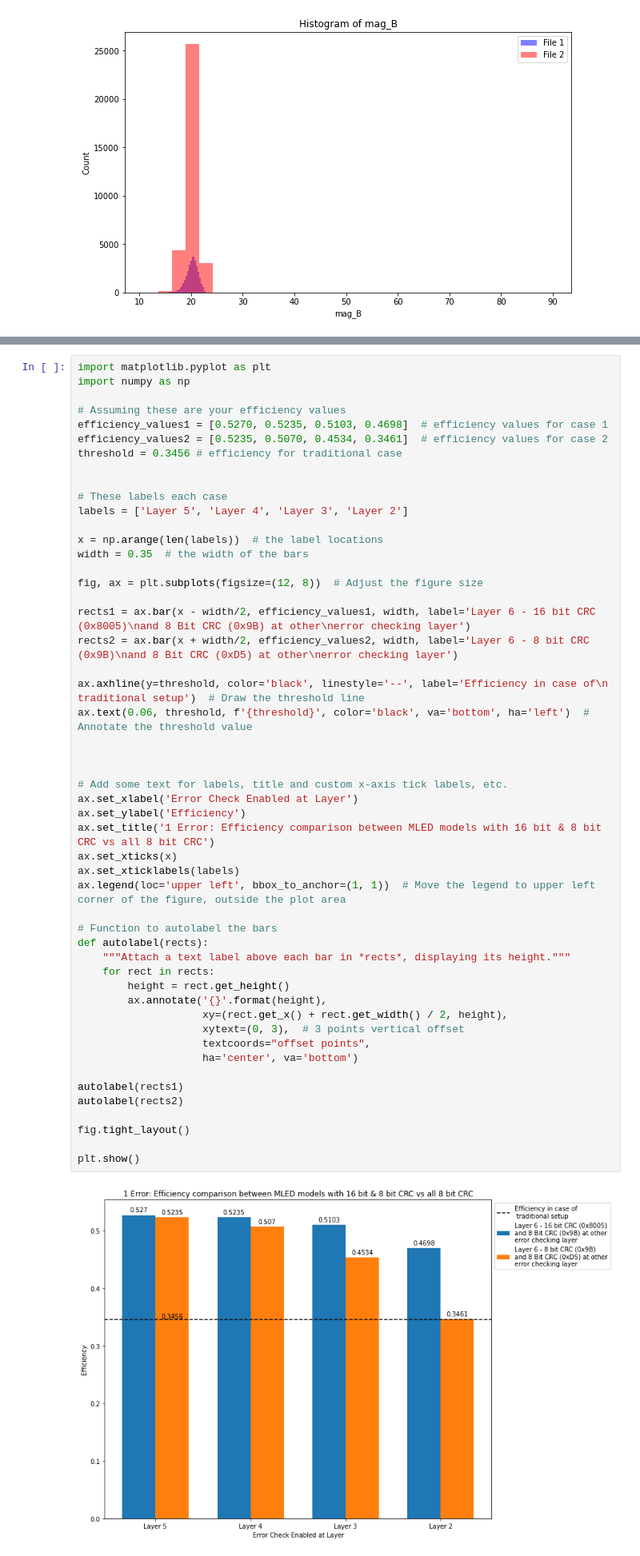
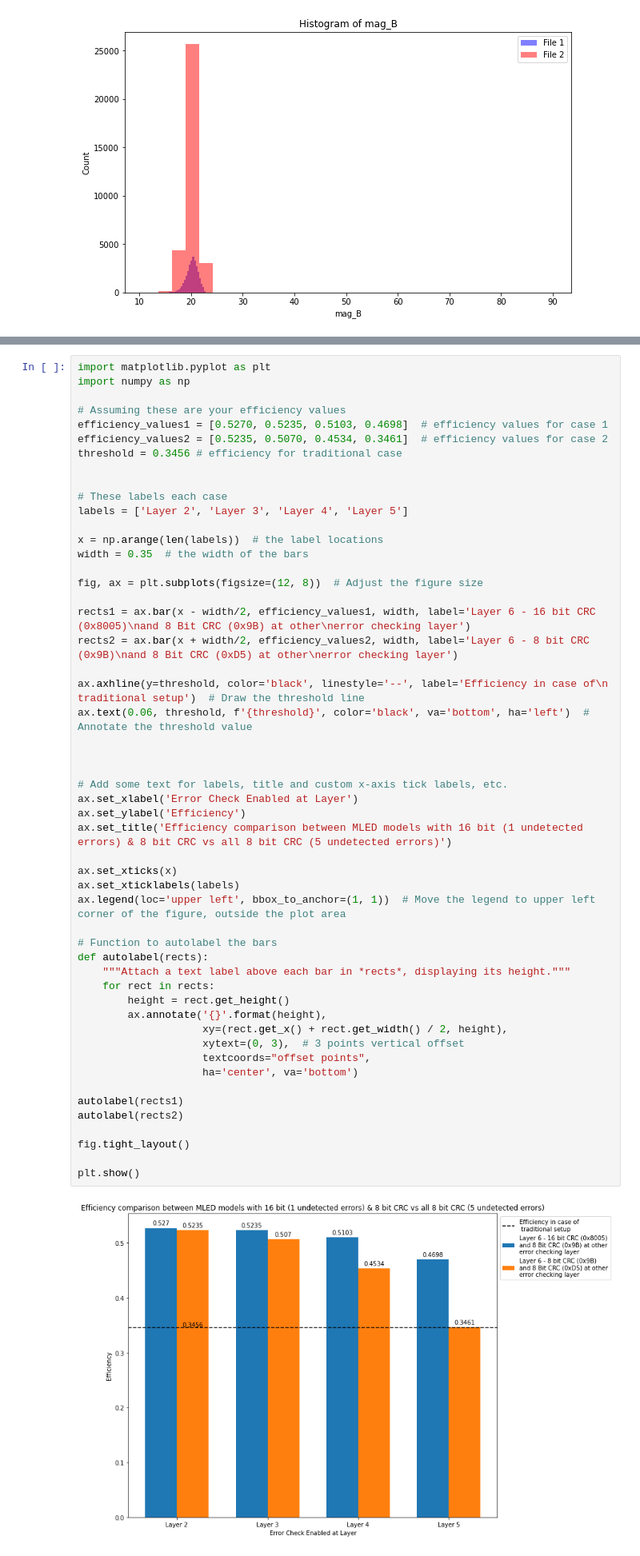
Before and after one commit to prateekdceit06/mled_project, a Jupyter notebook: AstroMLData.ipynb, the cells around one changed output, grey strips where cells are left out. Shown at 80% size. Saved outputs shown, nothing was run; the diff lists cells and outputs as text.

Commit message:
Layer Numbering Corrected.

```diff
--- a/AstroMLData.ipynb
+++ b/AstroMLData.ipynb
@@ -359,7 +360,7 @@ threshold = 0.3456 # efficiency for traditional case
 
 
 # These labels each case
-labels = ['Layer 5', 'Layer 4', 'Layer 3', 'Layer 2']
+labels = ['Layer 2', 'Layer 3', 'Layer 4', 'Layer 5']
 
 x = np.arange(len(labels))  # the label locations
 width = 0.35  # the width of the bars
@@ -372,35 +373,36 @@ rects2 = ax.bar(x + width/2, efficiency_values2, width, label='Layer 6 - 8 bit C
 ax.axhline(y=threshold, color='black', linestyle='--', label='Efficiency in case of\n traditional setup')  # Draw the threshold line
 ax.text(0.06, threshold, f'{threshold}', color='black', va='bottom', ha='left')  # Annotate the threshold value
 
 
 
 # Add some text for labels, title and custom x-axis tick labels, etc.
 ax.set_xlabel('Error Check Enabled at Layer')
 ax.set_ylabel('Efficiency')
-ax.set_title('1 Error: Efficiency comparison between MLED models with 16 bit & 8 bit CRC vs all 8 bit CRC')
+ax.set_title('Efficiency comparison between MLED models with 16 bit (1 undetected errors) & 8 bit CRC vs all 8 bit CRC (5 undetected errors)')
+
 ax.set_xticks(x)
 ax.set_xticklabels(labels)
 ax.legend(loc='upper left', bbox_to_anchor=(1, 1))  # Move the legend to upper left corner of the figure, outside the plot area
 
 # Function to autolabel the bars
 def autolabel(rects):
     """Attach a text label above each bar in *rects*, displaying its height."""
     for rect in rects:
         height = rect.get_height()
         ax.annotate('{}'.format(height),
                     xy=(rect.get_x() + rect.get_width() / 2, height),
                     xytext=(0, 3),  # 3 points vertical offset
                     textcoords="offset points",
                     ha='center', va='bottom')
 
 autolabel(rects1)
 autolabel(rects2)
 
 fig.tight_layout()
 
 plt.show()
 # %% [output]
-[figure, old version]
+[figure, new version]
 # %%
 import matplotlib.pyplot as plt
 import numpy as np
```
Also changed, not shown: parts of 4 cells of this notebook, 10 other files.
